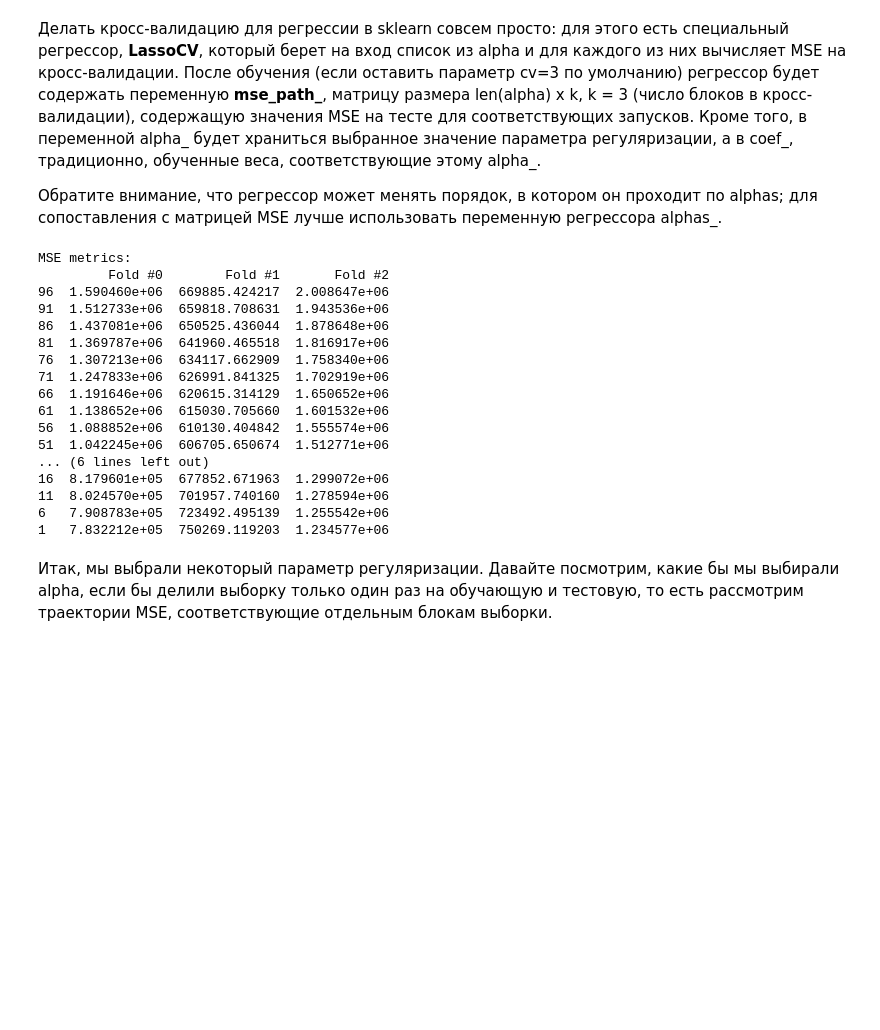
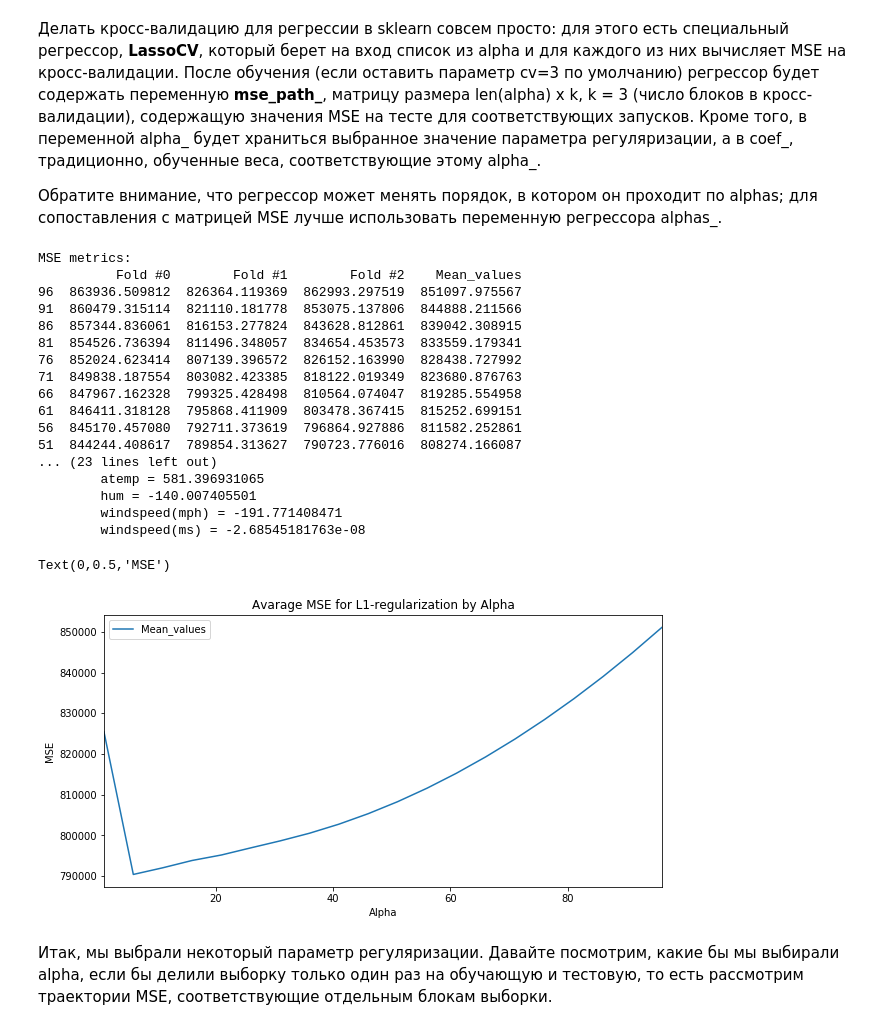
Before and after one commit to avikulin/PythonMath, a Jupyter notebook: Yandex ML Course #2/Labs/OverfittingTask.ipynb, the cells around one changed output. Cells and saved outputs as stored; diff of their text form; code cells hidden in the pictures; blank space fills up the shorter version.

```diff
--- a/Yandex ML Course #2/Labs/OverfittingTask.ipynb
+++ b/Yandex ML Course #2/Labs/OverfittingTask.ipynb
@@ -433,39 +439,58 @@ from sklearn.linear_model import LassoCV
 # %%
 # Код 3.2 (1 балл)
 # Обучите регрессор LassoCV на всех параметрах регуляризации из alpha
 # Постройте график _усредненного_ по строкам MSE в зависимости от alpha.
 # Выведите выбранное alpha, а также пары "признак-коэффициент" для обученного вектора коэффициентов
 
-alphas = np.arange(1, 100, 5)
+alpha_values = np.arange(1, 100, 5)
 
-lasso_cv_regressor = LassoCV(alphas=alphas.ravel(),cv=3)
-lasso_cv_regressor.fit(df_features, df_target)
+lasso_cv_regressor = LassoCV(alphas=alpha_values,cv=3)
+lasso_cv_regressor.fit(X, y)
 
 lasso_cv_mse_df = pd.DataFrame(index=lasso_cv_regressor.alphas_, data=lasso_cv_regressor.mse_path_)
 
 lasso_cv_mse_df.columns = ["Fold #{0}".format(col) for col in lasso_cv_mse_df.columns]
+lasso_cv_mse_df = pd.concat([lasso_cv_mse_df,lasso_cv_mse_df.mean(axis=1)],axis=1,sort=False)
+lasso_cv_mse_df = lasso_cv_mse_df.rename(columns = {0:"Mean_values"})
 
 print "\nMSE metrics:"
 print lasso_cv_mse_df
-# print lasso_cv_mse_df.sort_index()
+
+alpha_optimal = lasso_cv_mse_df["Mean_values"].idxmin(axis=1)
+MSE_min = lasso_cv_mse_df.loc[alpha_optimal]["Mean_values"]
+
+print "\n Min. MSE gained with alpha = {0} (average MSE = {1})".format(
+    alpha_optimal, MSE_min)
+print "\n The optimal weights for features:\n"
+
+for feature, weight in zip(df_features.columns, lasso_cv_regressor.coef_):
+    print "\t{0} = {1}".format(feature, weight)
+
+ax = lasso_cv_mse_df.plot(use_index=True, y=["Mean_values"], figsize=(10,5), kind="line", legend=True,
+                     title="Avarage MSE for L1-regularization by Alpha")
+
+ax.set_xlabel("Alpha")
+ax.set_ylabel("MSE")
 # %% [output]
 MSE metrics:
-         Fold #0        Fold #1       Fold #2
-96  1.590460e+06  669885.424217  2.008647e+06
-91  1.512733e+06  659818.708631  1.943536e+06
-86  1.437081e+06  650525.436044  1.878648e+06
-81  1.369787e+06  641960.465518  1.816917e+06
-76  1.307213e+06  634117.662909  1.758340e+06
-71  1.247833e+06  626991.841325  1.702919e+06
-66  1.191646e+06  620615.314129  1.650652e+06
-61  1.138652e+06  615030.705660  1.601532e+06
-56  1.088852e+06  610130.404842  1.555574e+06
-51  1.042245e+06  606705.650674  1.512771e+06
-... (6 lines left out)
-16  8.179601e+05  677852.671963  1.299072e+06
-11  8.024570e+05  701957.740160  1.278594e+06
-6   7.908783e+05  723492.495139  1.255542e+06
-1   7.832212e+05  750269.119203  1.234577e+06
+          Fold #0        Fold #1        Fold #2    Mean_values
+96  863936.509812  826364.119369  862993.297519  851097.975567
+91  860479.315114  821110.181778  853075.137806  844888.211566
+86  857344.836061  816153.277824  843628.812861  839042.308915
+81  854526.736394  811496.348057  834654.453573  833559.179341
+76  852024.623414  807139.396572  826152.163990  828438.727992
+71  849838.187554  803082.423385  818122.019349  823680.876763
+66  847967.162328  799325.428498  810564.074047  819285.554958
+61  846411.318128  795868.411909  803478.367415  815252.699151
+56  845170.457080  792711.373619  796864.927886  811582.252861
+51  844244.408617  789854.313627  790723.776016  808274.166087
+... (23 lines left out)
+        atemp = 581.396931065
+        hum = -140.007405501
+        windspeed(mph) = -191.771408471
+        windspeed(ms) = -2.68545181763e-08
+Text(0,0.5,'MSE')
+[figure, added]
 # %% [markdown]
 Итак, мы выбрали некоторый параметр регуляризации. Давайте посмотрим, какие бы мы выбирали alpha, если бы делили выборку только один раз на обучающую и тестовую, то есть рассмотрим траектории MSE, соответствующие отдельным блокам выборки.
 # %%
```
Also changed, not shown: parts of 15 cells of this notebook.
